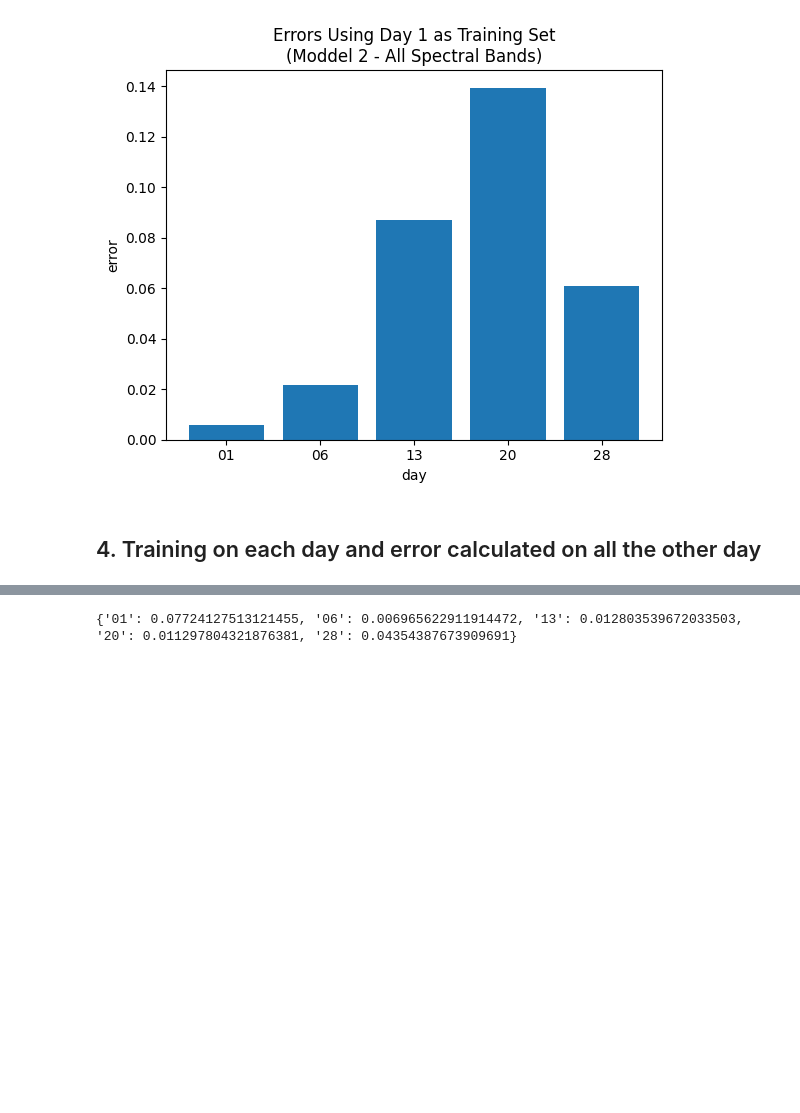
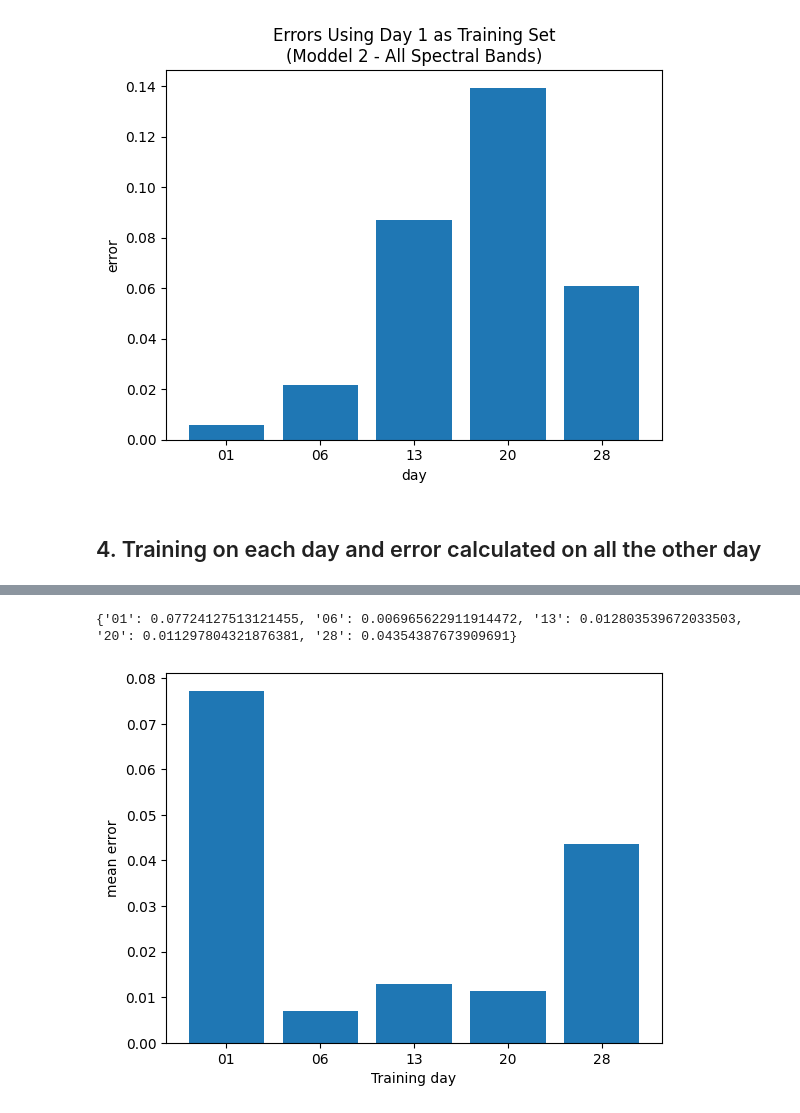
Before and after one commit to KeremOzemre/Salami, a Jupyter notebook: salami_exercise.ipynb, the cells around one changed output, grey strips where cells are left out. Saved outputs shown, nothing was run; the diff lists cells and outputs as text; code cells hidden in the pictures; blank space fills up the shorter version.

```diff
--- a/salami_exercise.ipynb
+++ b/salami_exercise.ipynb
@@ -386,7 +370,13 @@ plot errors
 # %%
 mean_error = {}
 for day in error_rates.keys():
     mean_error[day] = np.mean(np.array(error_rates[day]))
 print(mean_error)
+
+plt.bar(days, mean_error.values())
+plt.xlabel("Training Day")
+plt.ylabel("Mean Error")
+plt.show()
 # %% [output]
 {'01': 0.07724127513121455, '06': 0.006965622911914472, '13': 0.012803539672033503, '20': 0.011297804321876381, '28': 0.04354387673909691}
+[figure, added]
```
Also changed, not shown: parts of 5 cells of this notebook.
